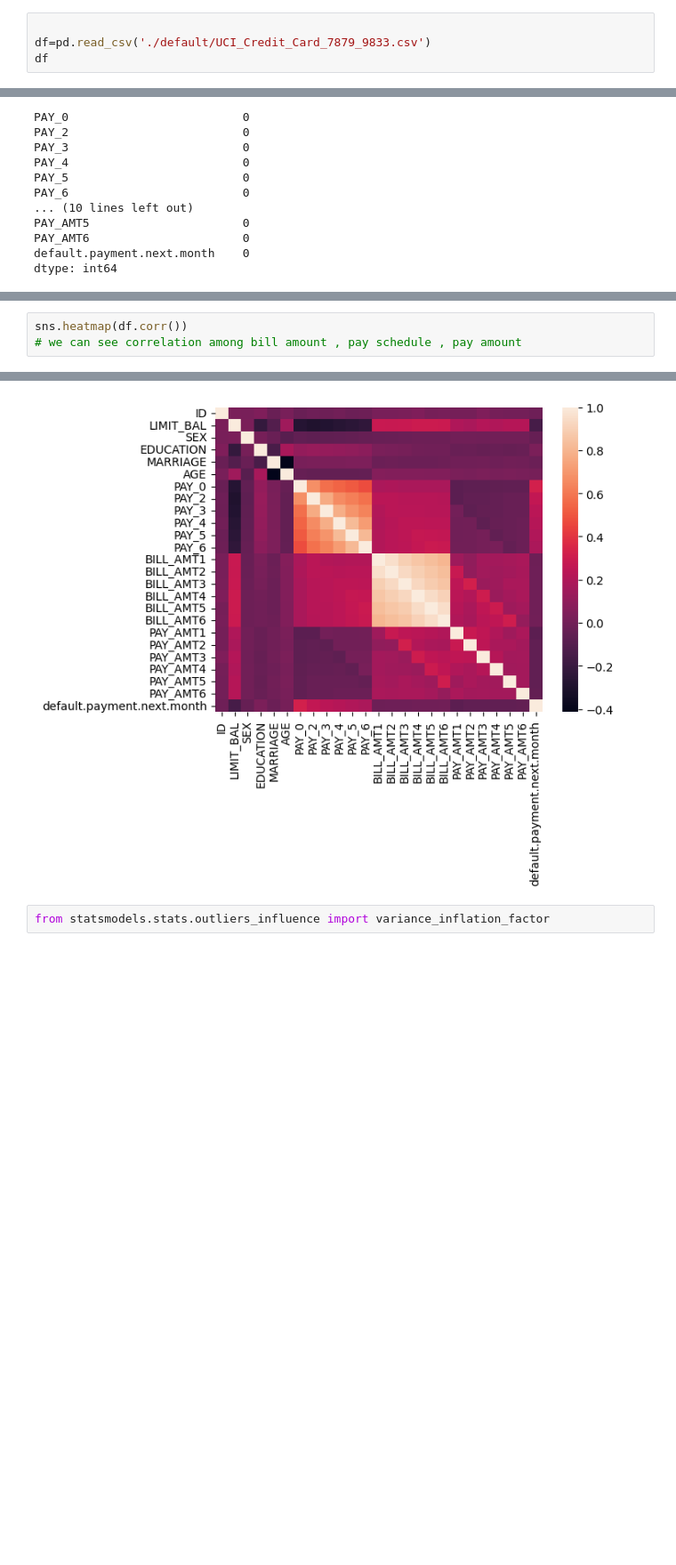
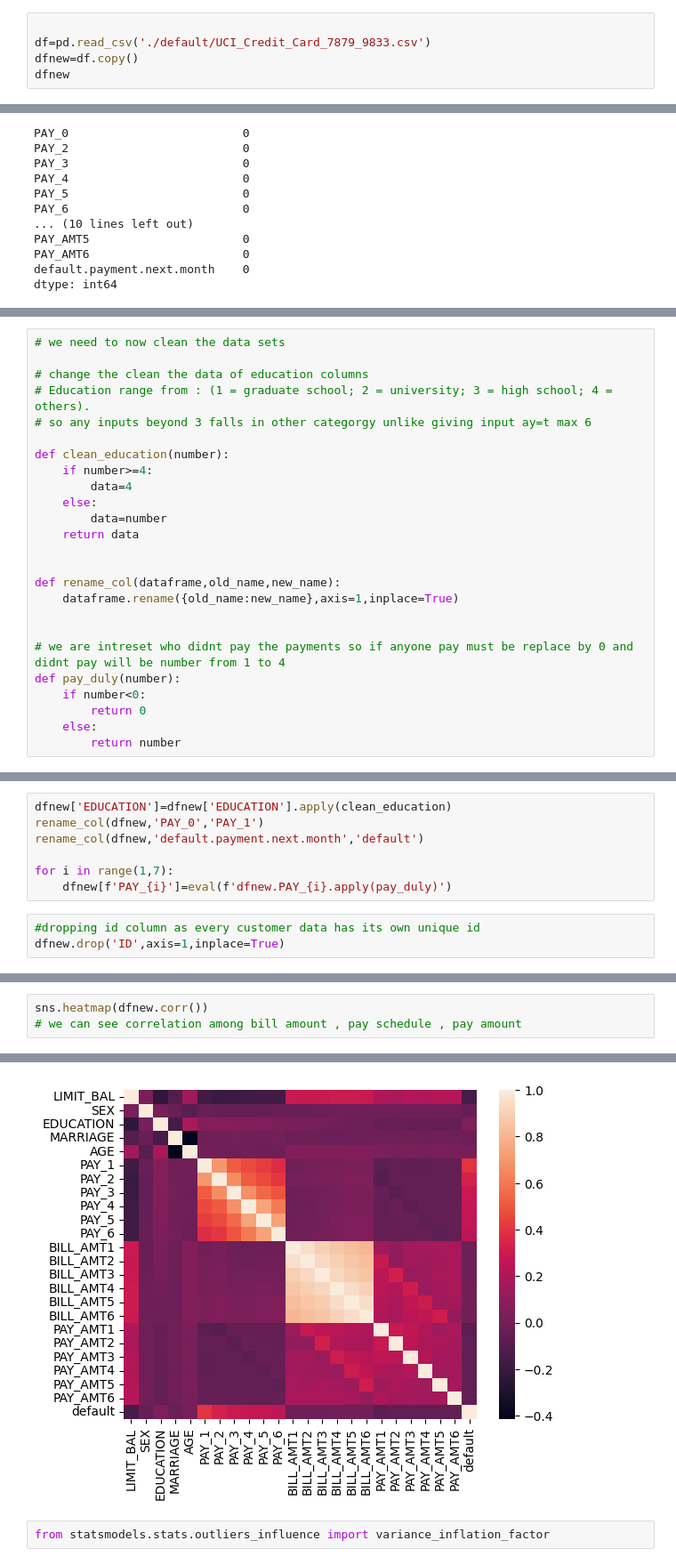
Before and after one commit to harshdabhi/credit_card_default_ML, a Jupyter notebook: EDA/test.ipynb, the cells around one changed output, grey strips where cells are left out. Shown: that part at 89% size. Drawn from its saved outputs; the diff is of its cells as text; blank space fills up the shorter version.

```diff
--- a/EDA/test.ipynb
+++ b/EDA/test.ipynb
@@ -4,7 +4,8 @@ import numpy as np
 # %%
 
 df=pd.read_csv('./default/UCI_Credit_Card_7879_9833.csv')
-df
+dfnew=df.copy()
+dfnew
 # %% [output]
 |  | ID | LIMIT_BAL | SEX | EDUCATION | MARRIAGE | AGE | PAY_0 | PAY_2 | PAY_3 | PAY_4 | ... |
 | 0 | 1 | 20000.0 | 2 | 2 | 1 | 24 | 2 | 2 | -1 | -1 | ... |
@@ -82,0 +57,25 @@ df
+# %%
+# we need to now clean the data sets
+
+# change the clean the data of education columns
+# Education range from : (1 = graduate school; 2 = university; 3 = high school; 4 = others).
+# so any inputs beyond 3 falls in other categorgy unlike giving input ay=t max 6
+
+def clean_education(number):
+    if number>=4:
+        data=4
+    else:
+        data=number
+    return data
+
+
+def rename_col(dataframe,old_name,new_name):
+    dataframe.rename({old_name:new_name},axis=1,inplace=True)
+
+
+# we are intreset who didnt pay the payments so if anyone pay must be replace by 0 and didnt pay will be number from 1 to 4
+def pay_duly(number):
+    if number<0:
+        return 0
+    else:
+        return number
@@ -83 +91,11 @@ df
+# %%
+dfnew['EDUCATION']=dfnew['EDUCATION'].apply(clean_education)
+rename_col(dfnew,'PAY_0','PAY_1')
+rename_col(dfnew,'default.payment.next.month','default')
+
+for i in range(1,7):
+    dfnew[f'PAY_{i}']=eval(f'dfnew.PAY_{i}.apply(pay_duly)')
+# %%
+#dropping id column as every customer data has its own unique id
+dfnew.drop('ID',axis=1,inplace=True)
 # %%
@@ -89,9 +113,9 @@ import seaborn as sns
 # %%
-sns.heatmap(df.corr())
+sns.heatmap(dfnew.corr())
 # we can see correlation among bill amount , pay schedule , pay amount
 # %% [output]
 <Axes: >
-[figure, old version]
+[figure, new version]
 # %%
 from statsmodels.stats.outliers_influence import variance_inflation_factor
 # %%
```
Also changed, not shown: parts of 34 cells of this notebook, 6 other files.
